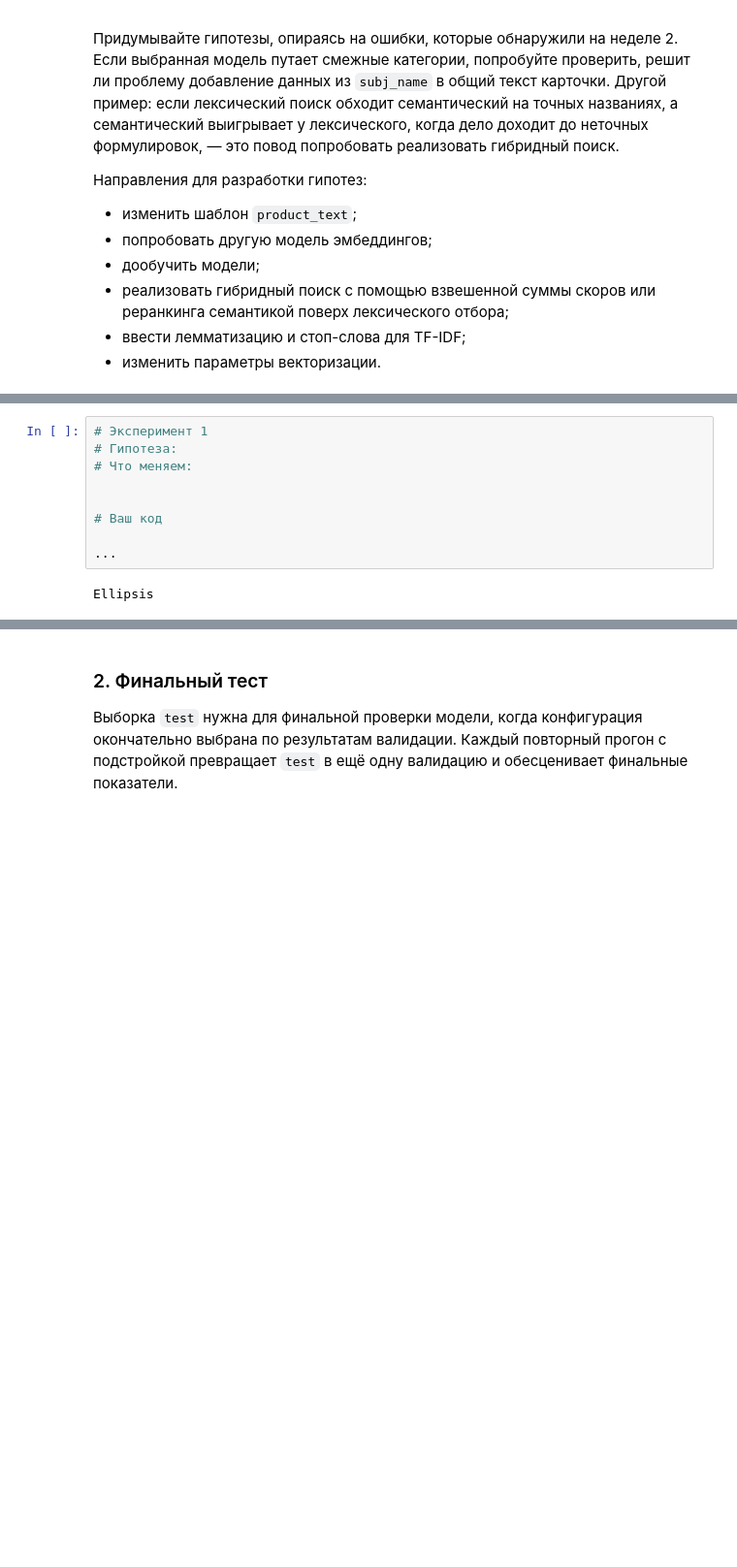
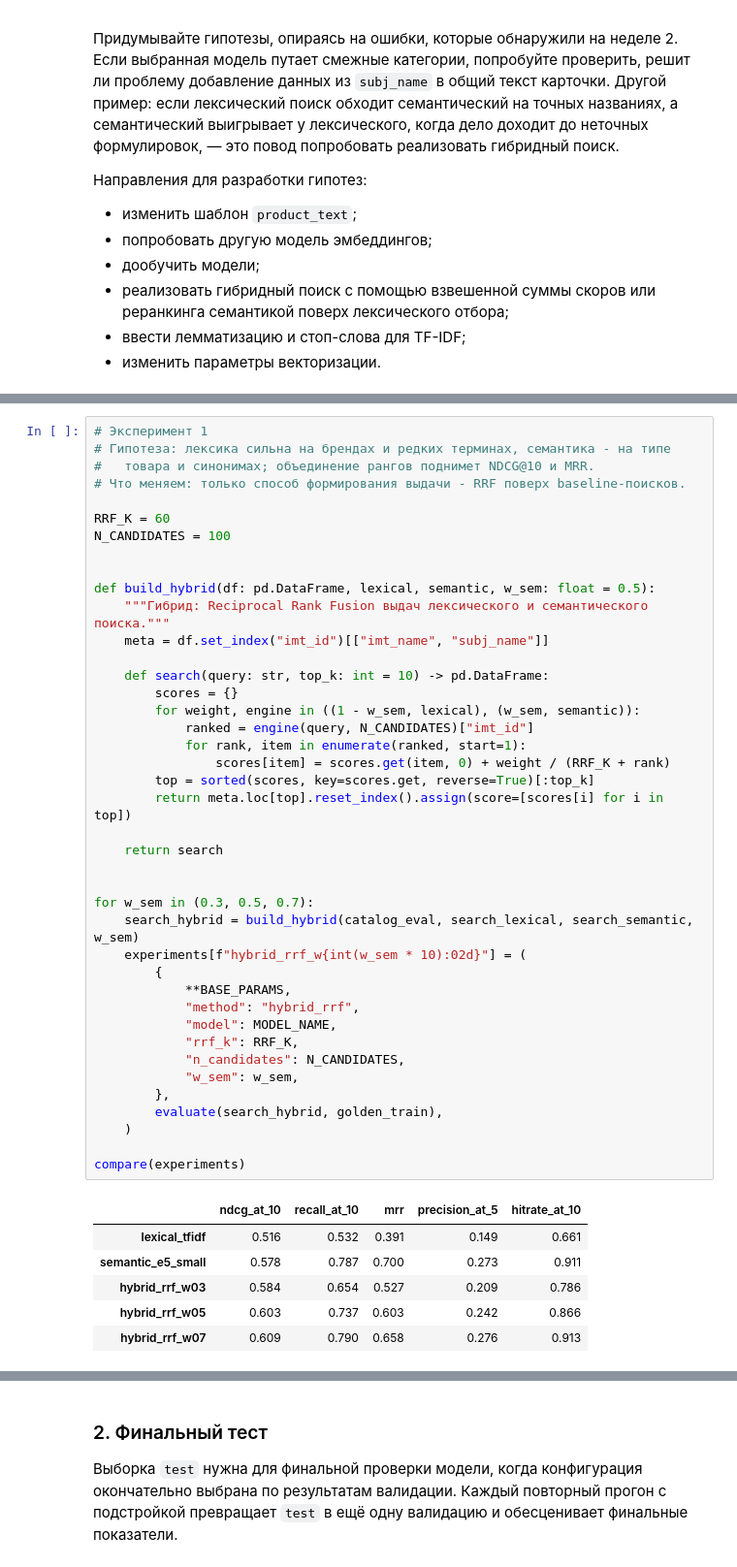
Before and after one commit to India-Lima/semantic-search, a Jupyter notebook: semantic_search_project.ipynb, the cells around one changed output, grey strips where cells are left out. Shown at 97% size. Saved outputs shown, nothing was run; the diff lists cells and outputs as text; blank space fills up the shorter version.

```diff
--- a/semantic_search_project.ipynb
+++ b/semantic_search_project.ipynb
@@ -1226,11 +1256,48 @@ pd.DataFrame(
 # %%
 # Эксперимент 1
-# Гипотеза:
-# Что меняем:
+# Гипотеза: лексика сильна на брендах и редких терминах, семантика - на типе
+#   товара и синонимах; объединение рангов поднимет NDCG@10 и MRR.
+# Что меняем: только способ формирования выдачи - RRF поверх baseline-поисков.
+
+RRF_K = 60
+N_CANDIDATES = 100
 
 
-# Ваш код
+def build_hybrid(df: pd.DataFrame, lexical, semantic, w_sem: float = 0.5):
+    """Гибрид: Reciprocal Rank Fusion выдач лексического и семантического поиска."""
+    meta = df.set_index("imt_id")[["imt_name", "subj_name"]]
 
-...
+    def search(query: str, top_k: int = 10) -> pd.DataFrame:
+        scores = {}
+        for weight, engine in ((1 - w_sem, lexical), (w_sem, semantic)):
+            ranked = engine(query, N_CANDIDATES)["imt_id"]
+            for rank, item in enumerate(ranked, start=1):
+                scores[item] = scores.get(item, 0) + weight / (RRF_K + rank)
+        top = sorted(scores, key=scores.get, reverse=True)[:top_k]
+        return meta.loc[top].reset_index().assign(score=[scores[i] for i in top])
+
+    return search
+
+
+for w_sem in (0.3, 0.5, 0.7):
+    search_hybrid = build_hybrid(catalog_eval, search_lexical, search_semantic, w_sem)
+    experiments[f"hybrid_rrf_w{int(w_sem * 10):02d}"] = (
+        {
+            **BASE_PARAMS,
+            "method": "hybrid_rrf",
+            "model": MODEL_NAME,
+            "rrf_k": RRF_K,
+            "n_candidates": N_CANDIDATES,
+            "w_sem": w_sem,
+        },
+        evaluate(search_hybrid, golden_train),
+    )
+
+compare(experiments)
 # %% [output]
-Ellipsis
+|  | ndcg_at_10 | recall_at_10 | mrr | precision_at_5 | hitrate_at_10 |
+| lexical_tfidf | 0.516 | 0.532 | 0.391 | 0.149 | 0.661 |
+| semantic_e5_small | 0.578 | 0.787 | 0.700 | 0.273 | 0.911 |
+| hybrid_rrf_w03 | 0.584 | 0.654 | 0.527 | 0.209 | 0.786 |
+| hybrid_rrf_w05 | 0.603 | 0.737 | 0.603 | 0.242 | 0.866 |
+| hybrid_rrf_w07 | 0.609 | 0.790 | 0.658 | 0.276 | 0.913 |
```
Also changed, not shown: parts of 17 cells of this notebook.
